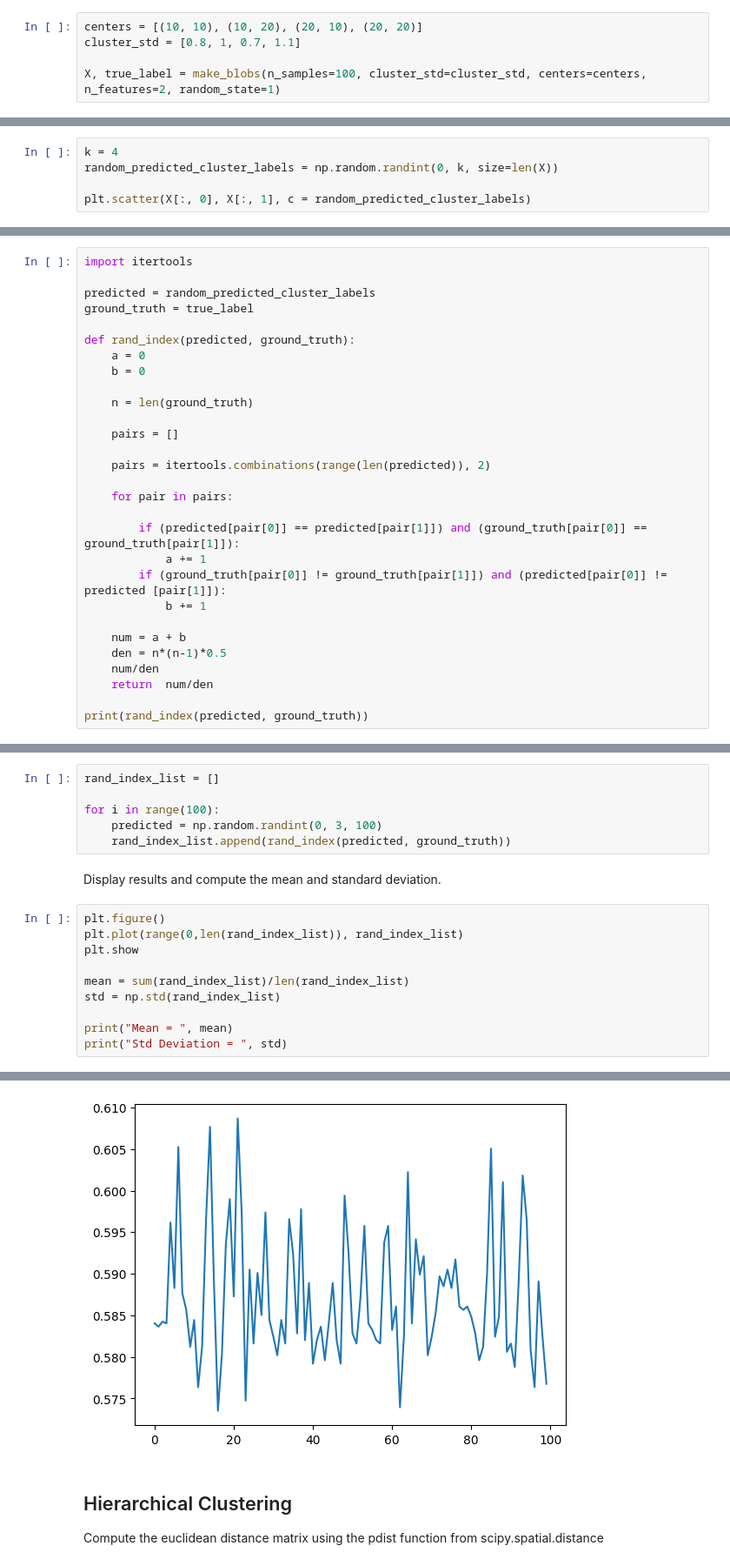
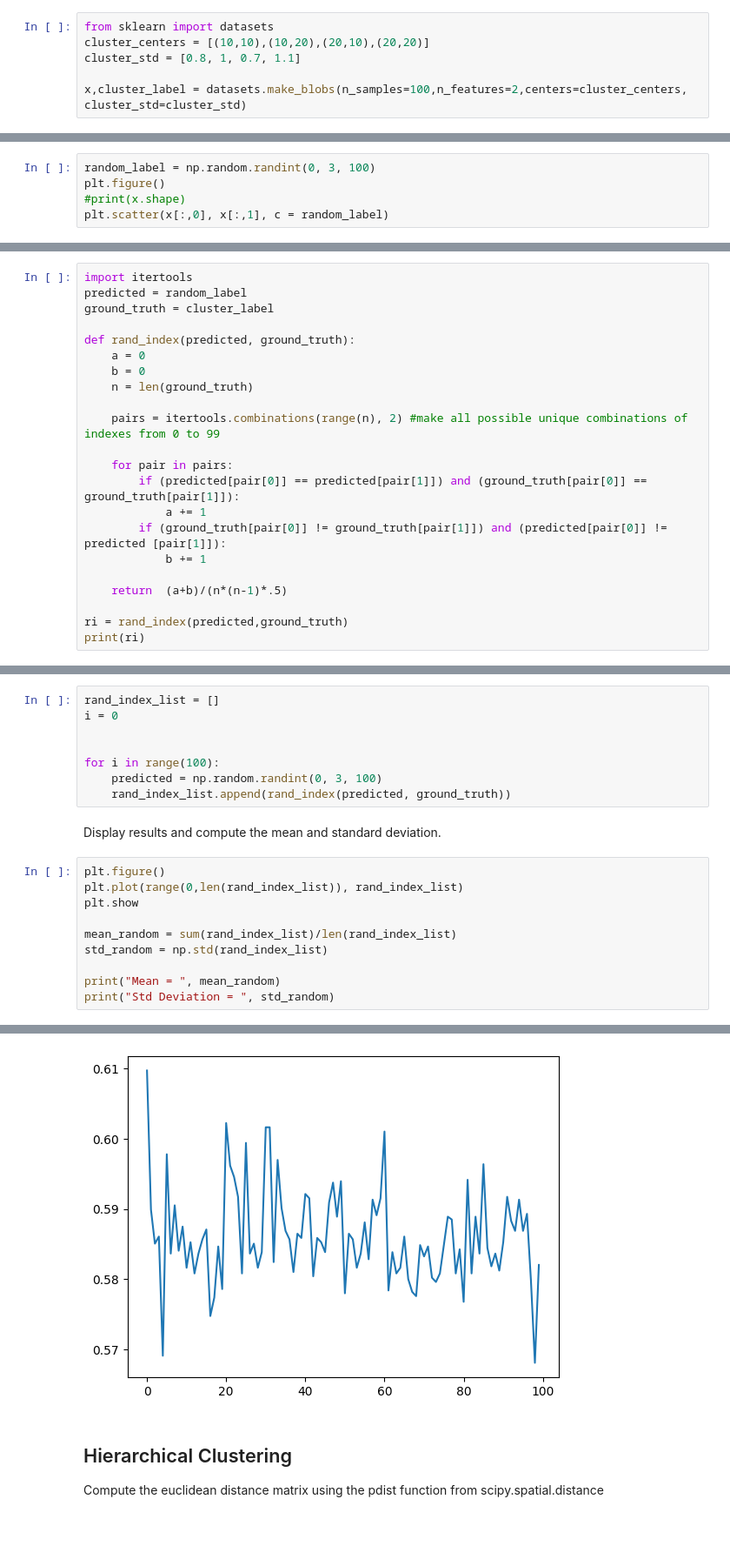
Before and after one commit to ioloizou/artificial-intelligence, a Jupyter notebook: Lab_1/artinClustering.ipynb, the cells around one changed output, grey strips where cells are left out. Shown: that part at 87% size. Drawn from its saved outputs; the diff is of its cells as text; blank space fills up the shorter version.

```diff
--- a/Lab_1/artinClustering.ipynb
+++ b/Lab_1/artinClustering.ipynb
@@ -22,10 +20,11 @@ from sklearn.datasets import make_blobs
 Generate a set of 100 points in a 2 dimensional space split into 4 non overlapping
 clusters.
 # %%
-centers = [(10, 10), (10, 20), (20, 10), (20, 20)]
+from sklearn import datasets
+cluster_centers = [(10,10),(10,20),(20,10),(20,20)]
 cluster_std = [0.8, 1, 0.7, 1.1]
 
-X, true_label = make_blobs(n_samples=100, cluster_std=cluster_std, centers=centers, n_features=2, random_state=1)
+x,cluster_label = datasets.make_blobs(n_samples=100,n_features=2,centers=cluster_centers, cluster_std=cluster_std)
 # %% [markdown]
 Display the set with one color per cluster using the scatter function from matplotlib.pyplot
 # %%
@@ -38,9 +38,9 @@ plt.scatter(X[:, 0],X[:, 1], c = true_label)
 
 Cluster this dataset into k clusters by assigning a random integer value between 0 and k-1 to each point.
 # %%
-k = 4
-random_predicted_cluster_labels = np.random.randint(0, k, size=len(X))
-
-plt.scatter(X[:, 0], X[:, 1], c = random_predicted_cluster_labels)
+random_label = np.random.randint(0, 3, 100)
+plt.figure()
+#print(x.shape)
+plt.scatter(x[:,0], x[:,1], c = random_label)
 # %% [output]
 <matplotlib.collections.PathCollection at 0x...>
@@ -51,31 +51,24 @@ plt.scatter(X[:, 0], X[:, 1], c = random_predicted_cluster_labels)
 Implement the rand index criterion (see https://en.wikipedia.org/wiki/Rand_index for reference)
 # %%
 import itertools
-
-predicted = random_predicted_cluster_labels
-ground_truth = true_label
+predicted = random_label
+ground_truth = cluster_label
 
 def rand_index(predicted, ground_truth):
     a = 0
     b = 0
-
     n = len(ground_truth)
 
-    pairs = []
-
-    pairs = itertools.combinations(range(len(predicted)), 2)
+    pairs = itertools.combinations(range(n), 2) #make all possible unique combinations of indexes from 0 to 99
 
     for pair in pairs:
-
         if (predicted[pair[0]] == predicted[pair[1]]) and (ground_truth[pair[0]] == ground_truth[pair[1]]):
             a += 1
         if (ground_truth[pair[0]] != ground_truth[pair[1]]) and (predicted[pair[0]] != predicted [pair[1]]):
             b += 1
 
-    num = a + b
-    den = n*(n-1)*0.5
-    num/den
-    return  num/den
+    return  (a+b)/(n*(n-1)*.5)
 
-print(rand_index(predicted, ground_truth))
+ri = rand_index(predicted,ground_truth)
+print(ri)
 # %% [output]
@@ -84,6 +77,8 @@ print(rand_index(predicted, ground_truth))
 Compute the rand index between the reference clustering and 100 runs of the baseline algorithm.
 # %%
 rand_index_list = []
+i = 0
+
 
 for i in range(100):
     predicted = np.random.randint(0, 3, 100)
@@ -95,9 +90,9 @@ plt.figure()
 plt.plot(range(0,len(rand_index_list)), rand_index_list)
 plt.show
 
-mean = sum(rand_index_list)/len(rand_index_list)
-std = np.std(rand_index_list)
+mean_random = sum(rand_index_list)/len(rand_index_list)
+std_random = np.std(rand_index_list)
 
-print("Mean = ", mean)
-print("Std Deviation = ", std)
+print("Mean = ", mean_random)
+print("Std Deviation = ", std_random)
 # %% [output]
@@ -106,4 +101,4 @@ Std Deviation =  0.007529300246897983
-[figure, old version]
+[figure, new version]
 # %% [markdown]
 ## Hierarchical Clustering
 
```
Also changed, not shown: parts of 27 cells of this notebook, 1 other file.
